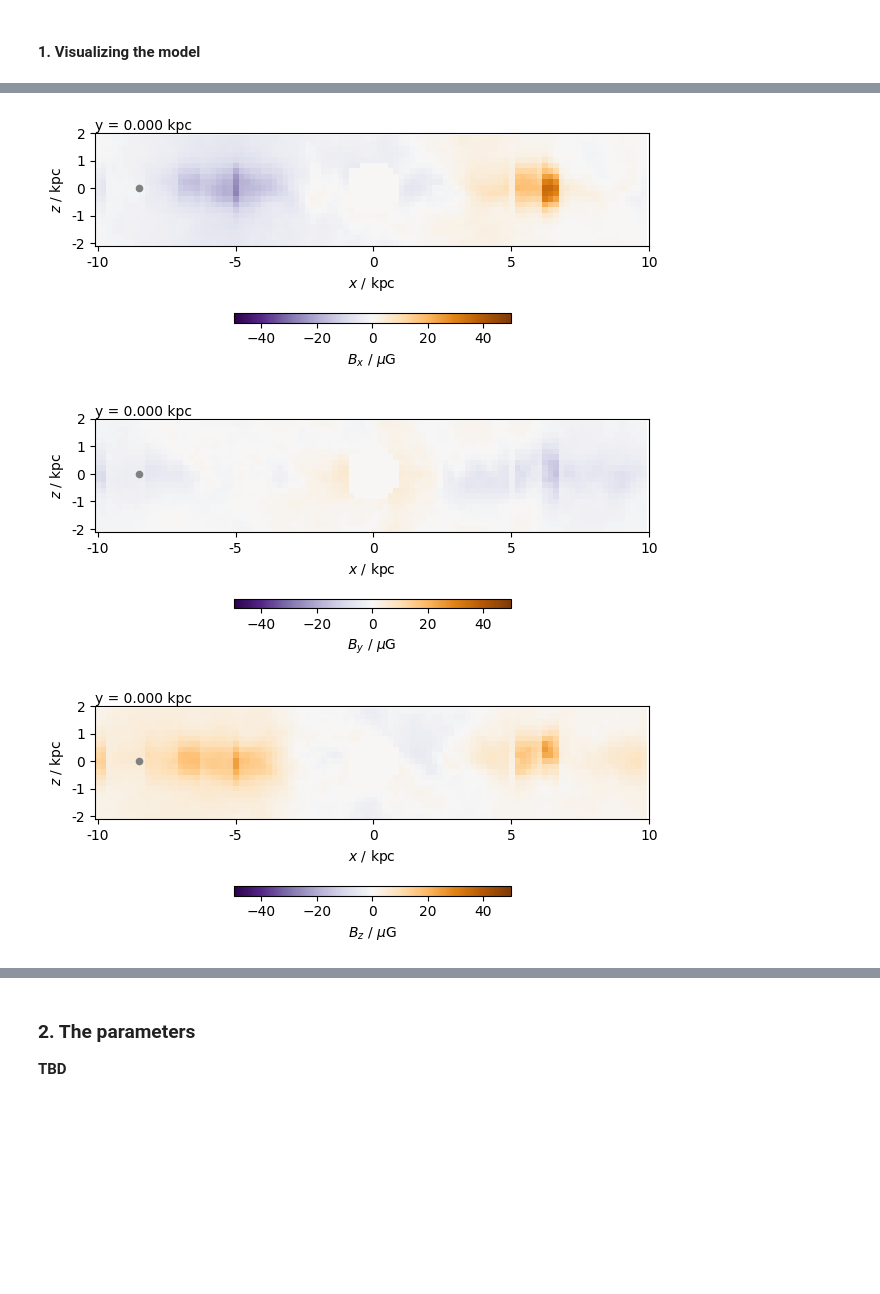
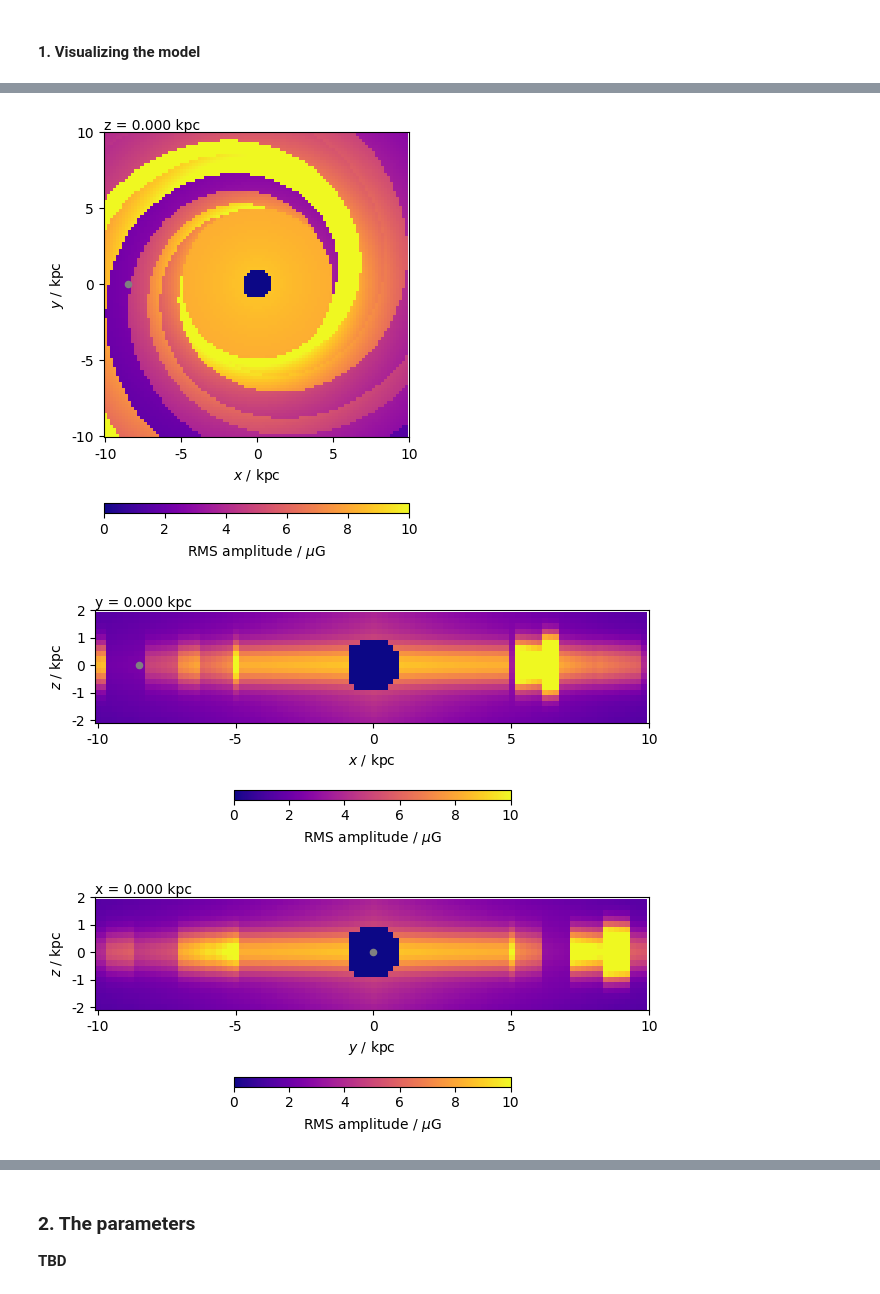
Before and after one commit to rafaelab/imagine-models, a Jupyter notebook: demos/python/model_examples/jf12_random_demo.ipynb, the cells around one changed output, grey strips where cells are left out. Drawn from its saved outputs; the diff is of its cells as text; code cells hidden in the pictures; blank space fills up the shorter version.

```diff
--- a/demos/python/model_examples/jf12_random_demo.ipynb
+++ b/demos/python/model_examples/jf12_random_demo.ipynb
@@ -60,12 +53,10 @@ plot_slice(model_on_grid, 2, shape, refpoint, increment, 0, 50, amplitude=True,
-# %%
-plot_slice(model_on_grid, 1, shape, refpoint, increment, vmin, vmax, vec_dim=0)
-# %% [output]
-[figure, removed]
-# %%
-plot_slice(model_on_grid, 1, shape, refpoint, increment, vmin, vmax, vec_dim=1)
-# %% [output]
-[figure, removed]
-# %%
-plot_slice(model_on_grid, 1, shape, refpoint, increment, vmin, vmax, vec_dim=2)
-# %% [output]
-[figure, removed]
+# %%
+profile = model.profile_on_grid(shape=shape, reference_point=refpoint, increment=increment)
+
+plot_slice(profile, 2, shape, refpoint, increment, 0, 10, label=r"RMS amplitude / $\mu$G")
+plot_slice(profile, 1, shape, refpoint, increment, 0, 10, label=r"RMS amplitude / $\mu$G")
+plot_slice(profile, 0, shape, refpoint, increment, 0, 10, label=r"RMS amplitude / $\mu$G")
+# %% [output]
+[figure, added]
+[figure, added]
+[figure, added]
```
Also changed, not shown: parts of 6 cells of this notebook.
